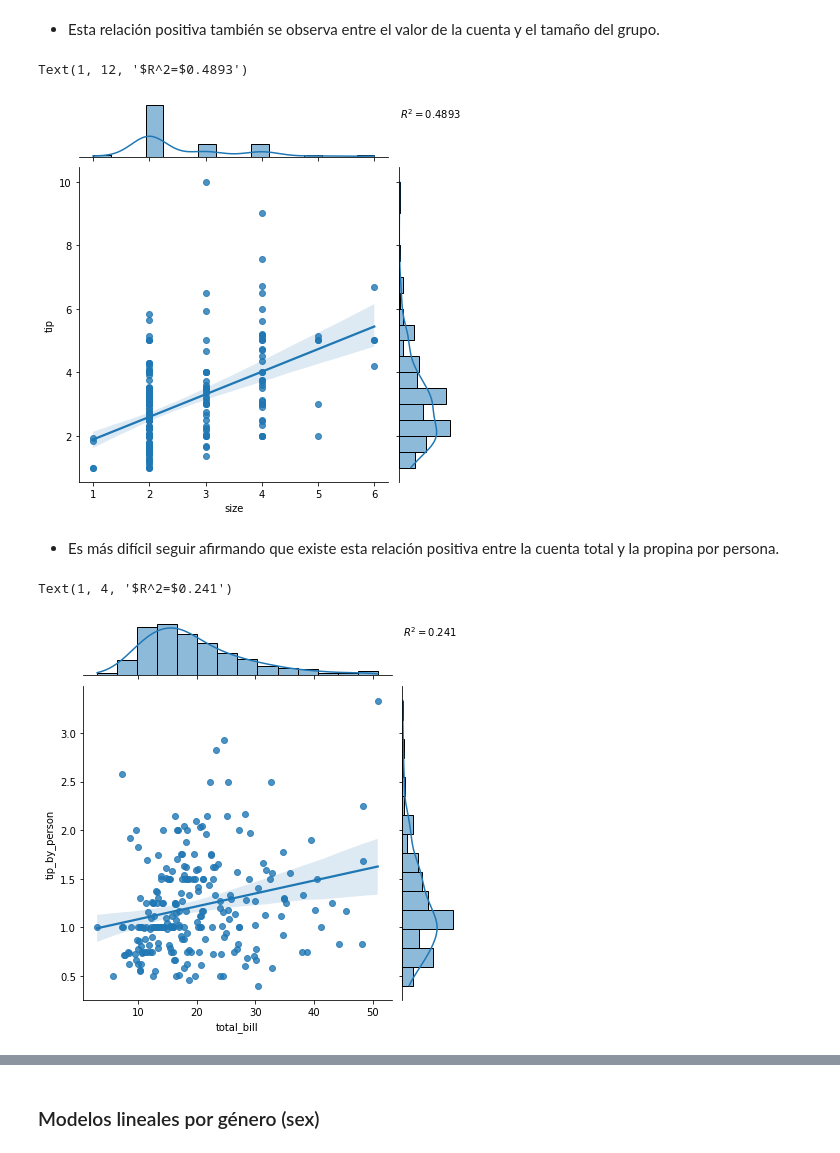
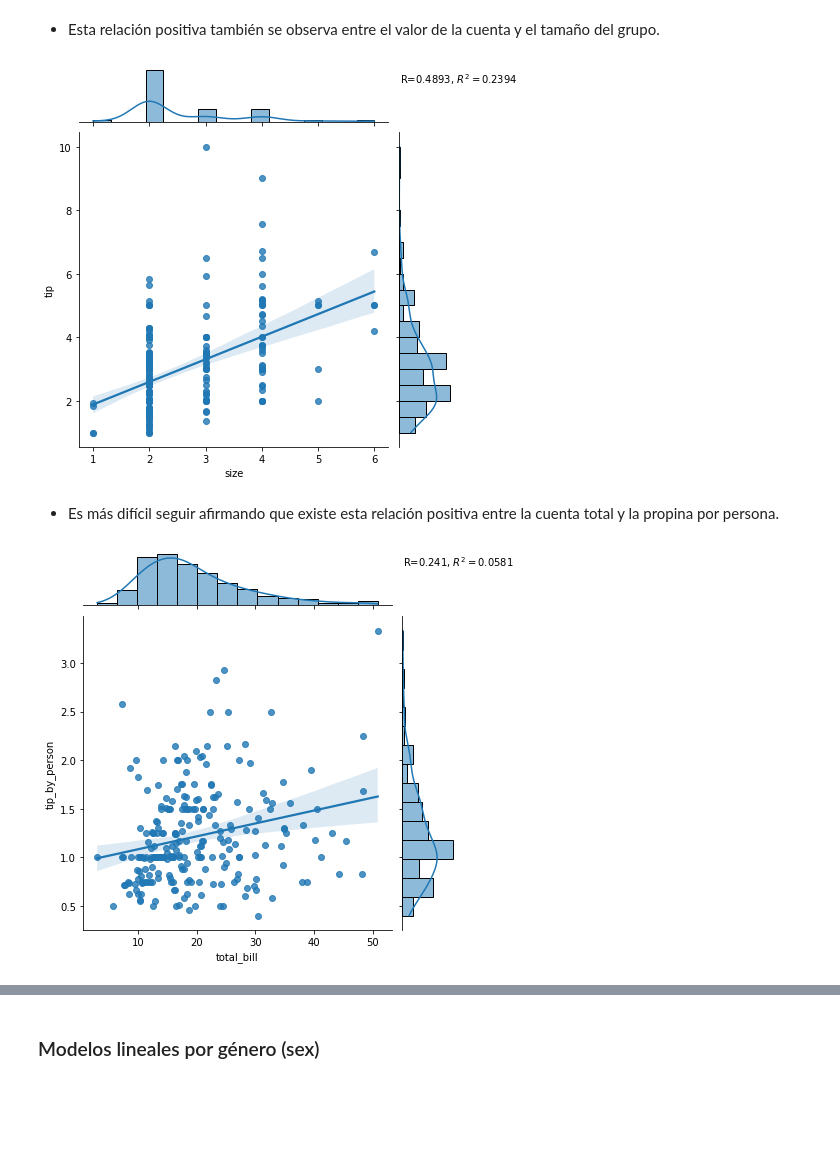
Before and after one commit to marsgr6/EN-online, a Jupyter notebook: exploratory_data_analysis.ipynb, the cells around one changed output, grey strips where cells are left out. Saved outputs shown, nothing was run; the diff lists cells and outputs as text; code cells hidden in the pictures; blank space fills up the shorter version.

```diff
--- a/exploratory_data_analysis.ipynb
+++ b/exploratory_data_analysis.ipynb
@@ -689,23 +691,25 @@ Text(10, 10, '$R^2=$0.6757')
 # %%
 sns.jointplot(x="size", y="tip", data=tip_data, kind="reg")
 
-r2 = np.round(pearsonr(tip_data['size'], tip_data['tip'])[0], 4)
+r = np.round(pearsonr(tip_data['size'], tip_data['tip'])[0], 4)
 
-plt.text(1,12,r'$R^2=$'+str(r2))
+r2 = np.round(r**2, 4)
+
+t = plt.text(1,12,r'R='+str(r)+', $R^2=$'+str(r2))
 # %% [output]
-Text(1, 12, '$R^2=$0.4893')
-[figure, old version]
+[figure, new version]
 # %% [markdown]
 - Es más difícil seguir afirmando que existe esta relación positiva entre la cuenta total y la propina por persona.
 # %%
 sns.jointplot(x="total_bill", y="tip_by_person", data=tip_data, kind="reg")
 
-r2 = np.round(pearsonr(tip_data['total_bill'], tip_data['tip_by_person'])[0], 4)
+r = np.round(pearsonr(tip_data['total_bill'], tip_data['tip_by_person'])[0], 4)
 
-plt.text(1,4,r'$R^2=$'+str(r2))
+r2 = np.round(r**2, 4)
+
+t = plt.text(1,4,r'R='+str(r)+', $R^2=$'+str(r2))
 # %% [output]
-Text(1, 4, '$R^2=$0.241')
-[figure, old version]
+[figure, new version]
 # %%
 sns.jointplot(x="size", y="tip_by_person", data=tip_data, kind="reg")
 
```
Also changed, not shown: parts of 9 cells of this notebook, 2 other files.
